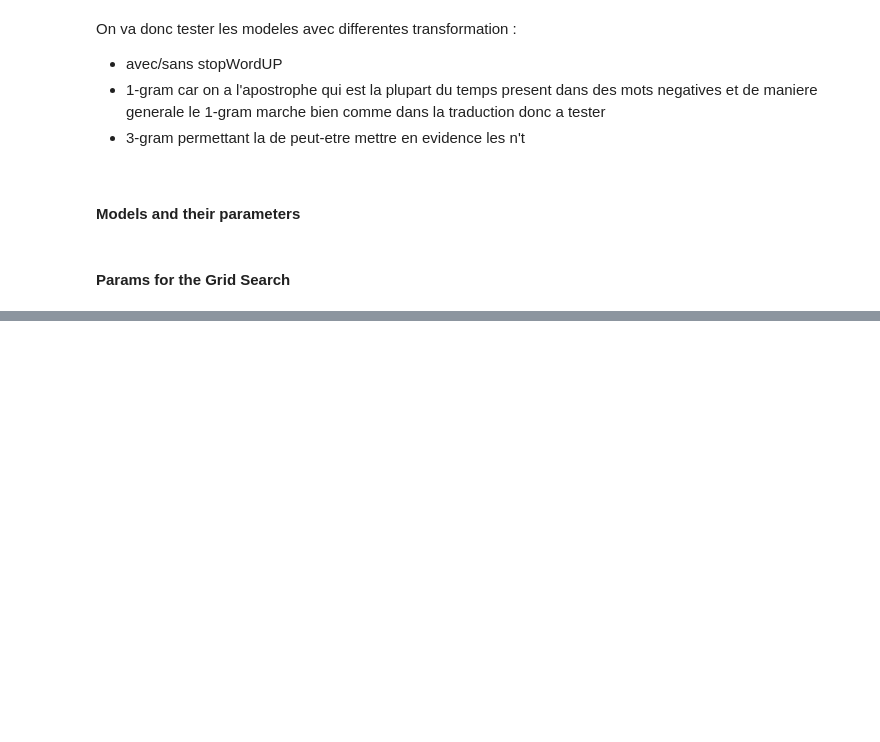
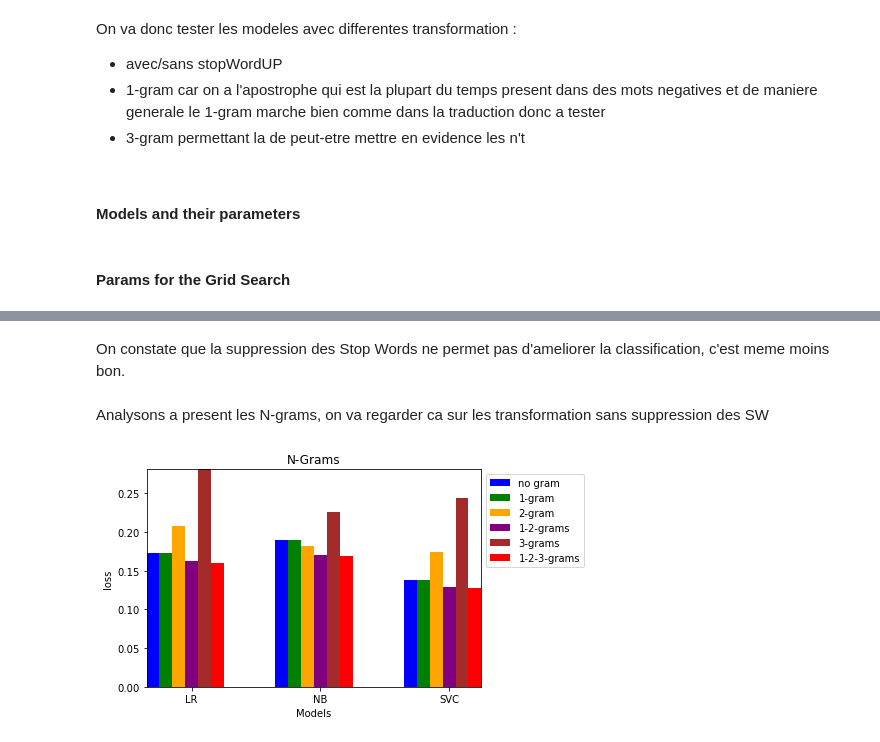
Before and after one commit to almehdiKrisni/ProjetTAL, a Jupyter notebook: Notebook-Sentiments.ipynb, the cells around one changed output, grey strips where cells are left out. Cells and saved outputs as stored; diff of their text form; code cells hidden in the pictures; blank space fills up the shorter version.

```diff
--- a/Notebook-Sentiments.ipynb
+++ b/Notebook-Sentiments.ipynb
@@ -732,0 +627,34 @@ On constate que la suppression des Stop Words ne permet pas d'ameliorer la class
+# %% [markdown]
+On constate que la suppression des Stop Words ne permet pas d'ameliorer la classification, c'est meme moins bon.
+# %% [markdown]
+Analysons a present les N-grams, on va regarder ca sur les transformation sans suppression des SW
+# %%
+nogram = [valueLRwithSW[0], valueNBwithSW[0], valueSVCwithSW[0]]
+uni_gram = [valueLRwithSW[1], valueNBwithSW[1], valueSVCwithSW[1]]
+deux_gram = [valueLRwithSW[2], valueNBwithSW[2], valueSVCwithSW[2]]
+uni_deux_grams = [valueLRwithSW[3], valueNBwithSW[3], valueSVCwithSW[3]]
+tri_grams = [valueLRwithSW[4], valueNBwithSW[4], valueSVCwithSW[4]]
+uni_deux_tri_grams = [valueLRwithSW[5], valueNBwithSW[5], valueSVCwithSW[5]]
+# %%
+xgrams = np.arange(3)
+# %%
+plt.figure()
+ax = plt.subplot(111)
+ax.bar(xgrams-0.3, nogram, width=0.1, color='b', align='center', label="no gram")
+ax.bar(xgrams-0.2, uni_gram, width=0.1, color='g', align='center', label="1-gram")
+ax.bar(xgrams-0.1, deux_gram, width=0.1, color='orange', align='center', label="2-gram")
+ax.bar(xgrams, uni_deux_grams, width=0.1, color='purple', align='center', label="1-2-grams")
+ax.bar(xgrams+0.1, tri_grams, width=0.1, color='brown', align='center', label="3-grams")
+ax.bar(xgrams+0.2, uni_deux_tri_grams, width=0.1, color='r', align='center', label="1-2-3-grams")
+ax.set_xlabel('Models', fontsize=10)
+ax.set_ylabel('loss', fontsize=10)
+plt.xticks(xgrams,['LR','NB','SVC'])
+plt.title('N-Grams')
+
+
+plt.legend()
+plt.legend(bbox_to_anchor=(1, 1))
+ax.autoscale(tight=True)
+plt.savefig('./graphs/N-Grams.png')
+# %% [output]
+[figure, added]
```
Also changed, not shown: parts of 59 cells of this notebook, 25 other files.
